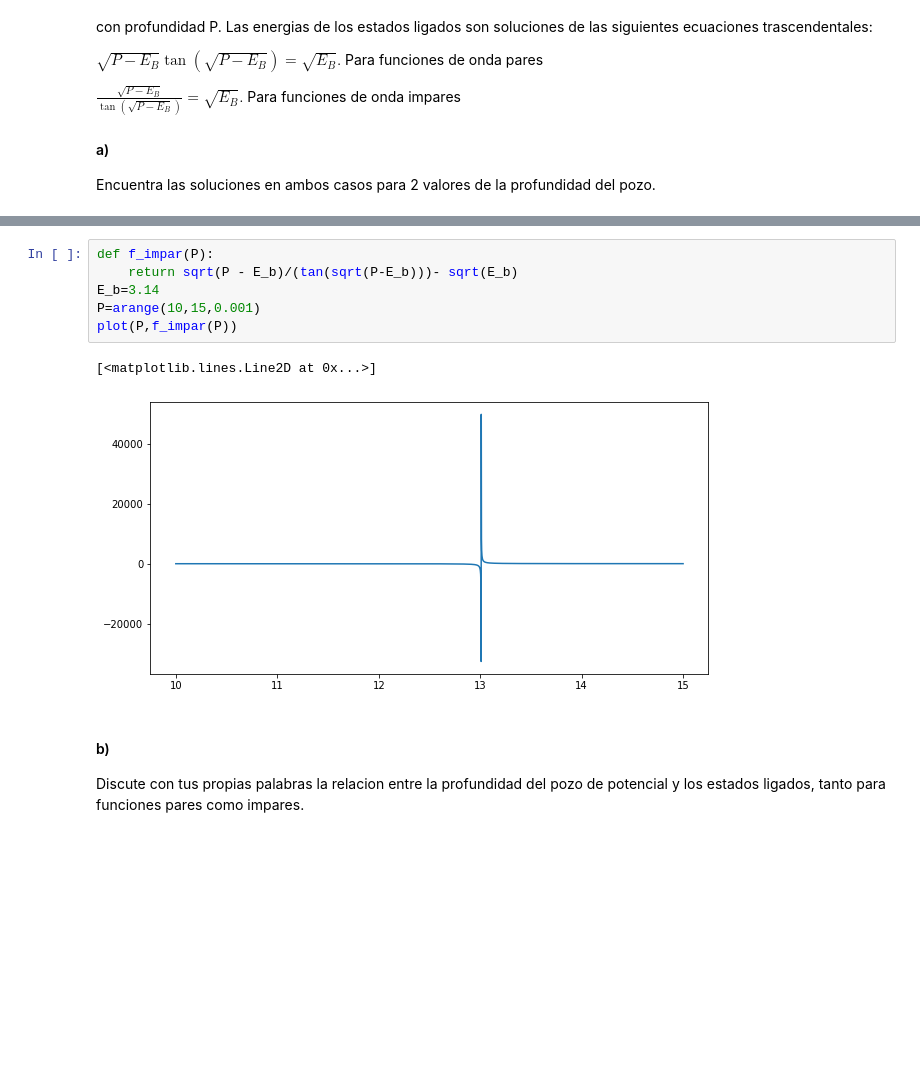
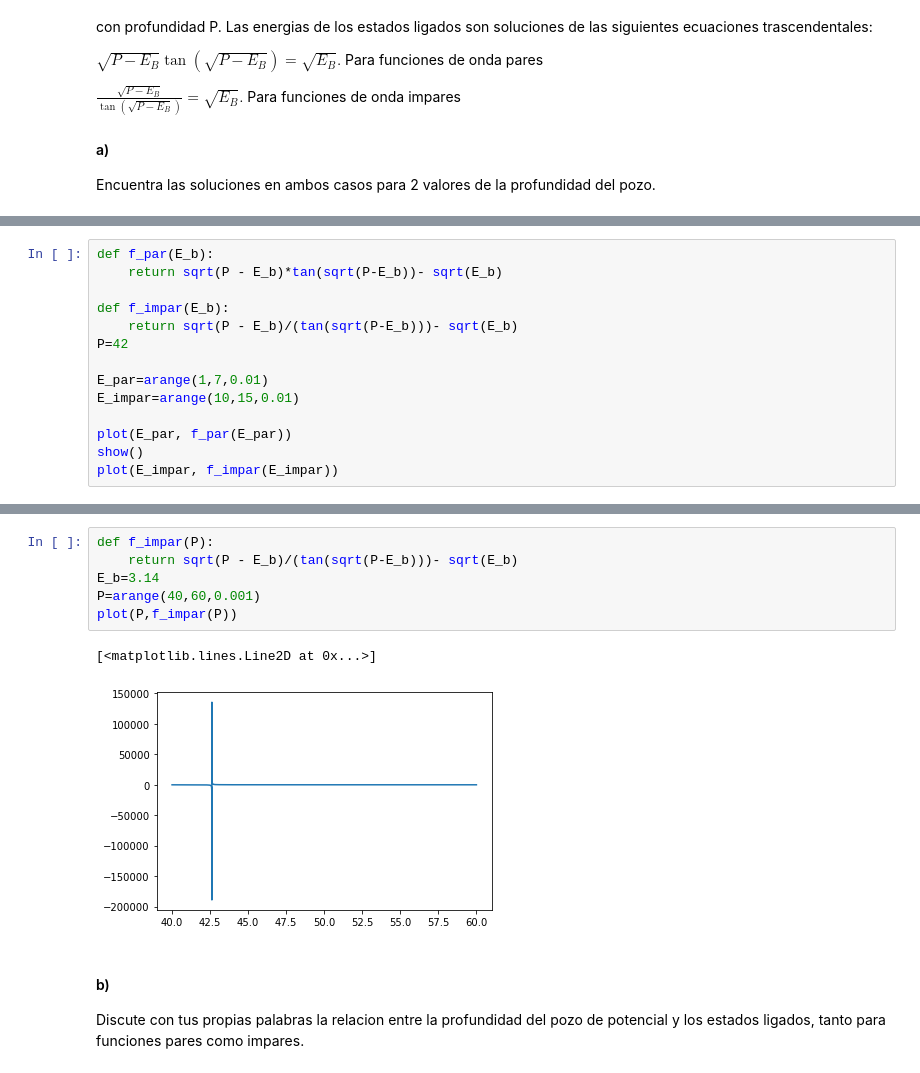
Before and after one commit to AndresAVargas/Fisica_Computacional, a Jupyter notebook: Practicas/Practica2.ipynb, the cells around one changed output, grey strips where cells are left out. Cells and saved outputs as stored; diff of their text form; blank space fills up the shorter version.

```diff
--- a/Practicas/Practica2.ipynb
+++ b/Practicas/Practica2.ipynb
@@ -287,0 +288,14 @@ plot(E_impar, f_impar(E_impar))
+# %%
+def f_par(E_b):
+    return sqrt(P - E_b)*tan(sqrt(P-E_b))- sqrt(E_b)
+
+def f_impar(E_b):
+    return sqrt(P - E_b)/(tan(sqrt(P-E_b)))- sqrt(E_b)
+P=42
+
+E_par=arange(1,7,0.01)
+E_impar=arange(10,15,0.01)
+
+plot(E_par, f_par(E_par))
+show()
+plot(E_impar, f_impar(E_impar))
@@ -288,12 +306,12 @@ plot(E_impar, f_impar(E_impar))
 # %%
 def f_impar(P):
     return sqrt(P - E_b)/(tan(sqrt(P-E_b)))- sqrt(E_b)
 E_b=3.14
-P=arange(10,15,0.001)
+P=arange(40,60,0.001)
 plot(P,f_impar(P))
 # %% [output]
 [<matplotlib.lines.Line2D at 0x...>]
-[figure, old version]
+[figure, new version]
 # %% [markdown]
 #### b)
 Discute con tus propias palabras la relacion entre la profundidad del pozo de potencial y los estados ligados, tanto para funciones pares como impares.
```
Also changed, not shown: parts of 2 cells of this notebook.
